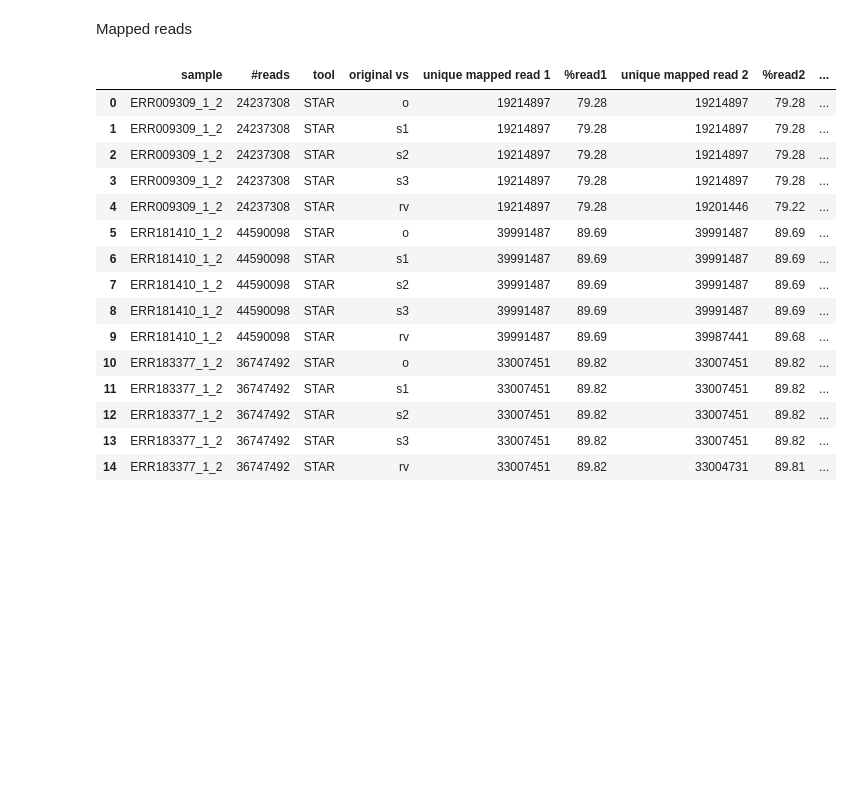
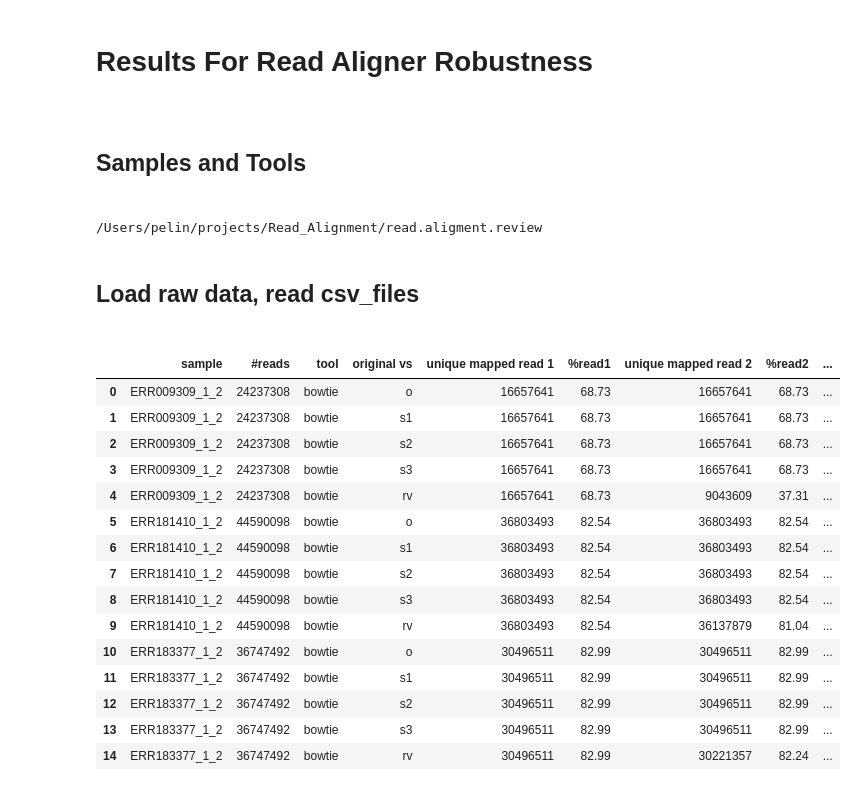
Before and after one commit to Pelin89/read.aligment.review, a Jupyter notebook: notebooks/tools_results.ipynb, the cells around one changed output. Saved outputs shown, nothing was run; the diff lists cells and outputs as text; code cells hidden in the pictures; blank space fills up the shorter version.

```diff
--- a/notebooks/tools_results.ipynb
+++ b/notebooks/tools_results.ipynb
@@ -1,6 +1,12 @@
-# %% [markdown]
-Mapped reads
+# %% [markdown]
+<h1>Results For Read Aligner Robustness<h1>
+# %% [markdown]
+<h2>Samples and Tools<h2>
 # %%
+import os
+from pathlib import Path
+
+
 global read_009309
 global read_181410
 global read_183377
@@ -19,58 +25,81 @@ samp_183377 = "ERR183377_1_2"
 
 all_samples=[samp_009390, samp_181410, samp_183377]
 tools = ['bowtie2' , 'bowtie', 'subread' , 'smalt', 'STAR']
+
+
+dirpath = os.getcwd()
+# print("current directory is : " + dirpath)
+
+# print(dirpath)
+# foldername = os.path.basename(dirpath)
+# print("Directory name is : " + foldername)
+git_folder = str(Path(dirpath).parent)
+print(git_folder)
+# print(Path(dirpath).parent)
+
+# print([os.path.abspath(name) for name in os.listdir(".") if os.path.isdir(name)])
+# %% [output]
+/Users/pelin/projects/Read_Alignment/read.aligment.review
+# %% [markdown]
+<h2>Load raw data, read csv_files<h2>
 # %%
 #import data
 import pandas as pd
 import matplotlib.pyplot as plt
 from matplotlib import pyplot
 from functools import reduce
 import numpy as np
 
-
-subread_df=pd.read_csv("/u/flashscratch/p/pelin/scripts/outputs/subread_results.csv")
-smalt_df=pd.read_csv("/u/flashscratch/p/pelin/scripts/outputs/smalt_results.csv")
-bowtie_df=pd.read_csv("/u/flashscratch/p/pelin/scripts/outputs/bowtie_results.csv")
-bowtie2_df=pd.read_csv("/u/flashscratch/p/pelin/scripts/outputs/bowtie2_results.csv")
-STAR_df=pd.read_csv("/u/flashscratch/p/pelin/scripts/outputs/STAR_results.csv")
+subread_df=pd.read_csv(git_folder + "/raw_data/csv_files/subread_results.csv")
+smalt_df=pd.read_csv(git_folder + "/raw_data/csv_files/smalt_results.csv")
+bowtie_df=pd.read_csv(git_folder + "/raw_data/csv_files/bowtie_results.csv")
+bowtie2_df=pd.read_csv(git_folder + "/raw_data/csv_files/bowtie2_results.csv")
+STAR_df=pd.read_csv(git_folder + "/raw_data/csv_files/STAR_results.csv")
 
 tool_df=[subread_df, smalt_df, bowtie_df, bowtie2_df, STAR_df]
 name_df=['subread', 'smalt','bowtie', 'bowtie2', 'STAR']
 
 new_tool_df=[]
 
 for t_df, n_df in zip(tool_df, name_df ):
 #     print(n_df)
     t_df.insert(1,'#reads',None)
     t_df.insert(4,'%read1',None)
     t_df.insert(6,'%read2',None)
     t_df.insert(2,'tool',n_df)
     t_df.iloc[0:5,1] = read_009309
     t_df.iloc[5:10,1] = read_181410
     t_df.iloc[10:15,1] = read_183377
+    # drop column about edit distance it it exists for now
+    # bwa doesn't provide this info
+    t_df = t_df.drop(['r_pe','rp_e','rpc_e','rce_p','rc_pe'], axis=1, errors='ignore')
     t_df['%read1']=round((t_df['unique mapped read 1'] * 100)/t_df['#reads'],2)
     t_df['%read2']=round((t_df['unique mapped read 2'] * 100)/t_df['#reads'],2)
+    t_df.insert(loc=10, column='%com_read', value=round((t_df['reads'] * 100)/t_df['#reads'],2))
+
     new_tool_df.append(t_df)
 
-new_tool_df[4]
+
+# list of all tools and samples
+new_tool_df[2]
 
 # concat_df=reduce(lambda x, y: pd.concat([x, y]), new_tool_df)
 # concat_df
 # print(subread_df)
 # %% [output]
 |  | sample | #reads | tool | original vs | unique mapped read 1 | %read1 | unique mapped read 2 | %read2 | ... |
-| 0 | ERR009309_1_2 | 24237308 | STAR | o | 19214897 | 79.28 | 19214897 | 79.28 | ... |
-| 1 | ERR009309_1_2 | 24237308 | STAR | s1 | 19214897 | 79.28 | 19214897 | 79.28 | ... |
-| 2 | ERR009309_1_2 | 24237308 | STAR | s2 | 19214897 | 79.28 | 19214897 | 79.28 | ... |
-| 3 | ERR009309_1_2 | 24237308 | STAR | s3 | 19214897 | 79.28 | 19214897 | 79.28 | ... |
-| 4 | ERR009309_1_2 | 24237308 | STAR | rv | 19214897 | 79.28 | 19201446 | 79.22 | ... |
-| 5 | ERR181410_1_2 | 44590098 | STAR | o | 39991487 | 89.69 | 39991487 | 89.69 | ... |
-| 6 | ERR181410_1_2 | 44590098 | STAR | s1 | 39991487 | 89.69 | 39991487 | 89.69 | ... |
-| 7 | ERR181410_1_2 | 44590098 | STAR | s2 | 39991487 | 89.69 | 39991487 | 89.69 | ... |
-| 8 | ERR181410_1_2 | 44590098 | STAR | s3 | 39991487 | 89.69 | 39991487 | 89.69 | ... |
-| 9 | ERR181410_1_2 | 44590098 | STAR | rv | 39991487 | 89.69 | 39987441 | 89.68 | ... |
-| 10 | ERR183377_1_2 | 36747492 | STAR | o | 33007451 | 89.82 | 33007451 | 89.82 | ... |
-| 11 | ERR183377_1_2 | 36747492 | STAR | s1 | 33007451 | 89.82 | 33007451 | 89.82 | ... |
-| 12 | ERR183377_1_2 | 36747492 | STAR | s2 | 33007451 | 89.82 | 33007451 | 89.82 | ... |
-| 13 | ERR183377_1_2 | 36747492 | STAR | s3 | 33007451 | 89.82 | 33007451 | 89.82 | ... |
-| 14 | ERR183377_1_2 | 36747492 | STAR | rv | 33007451 | 89.82 | 33004731 | 89.81 | ... |
+| 0 | ERR009309_1_2 | 24237308 | bowtie | o | 16657641 | 68.73 | 16657641 | 68.73 | ... |
+| 1 | ERR009309_1_2 | 24237308 | bowtie | s1 | 16657641 | 68.73 | 16657641 | 68.73 | ... |
+| 2 | ERR009309_1_2 | 24237308 | bowtie | s2 | 16657641 | 68.73 | 16657641 | 68.73 | ... |
+| 3 | ERR009309_1_2 | 24237308 | bowtie | s3 | 16657641 | 68.73 | 16657641 | 68.73 | ... |
+| 4 | ERR009309_1_2 | 24237308 | bowtie | rv | 16657641 | 68.73 | 9043609 | 37.31 | ... |
+| 5 | ERR181410_1_2 | 44590098 | bowtie | o | 36803493 | 82.54 | 36803493 | 82.54 | ... |
+| 6 | ERR181410_1_2 | 44590098 | bowtie | s1 | 36803493 | 82.54 | 36803493 | 82.54 | ... |
+| 7 | ERR181410_1_2 | 44590098 | bowtie | s2 | 36803493 | 82.54 | 36803493 | 82.54 | ... |
+| 8 | ERR181410_1_2 | 44590098 | bowtie | s3 | 36803493 | 82.54 | 36803493 | 82.54 | ... |
+| 9 | ERR181410_1_2 | 44590098 | bowtie | rv | 36803493 | 82.54 | 36137879 | 81.04 | ... |
+| 10 | ERR183377_1_2 | 36747492 | bowtie | o | 30496511 | 82.99 | 30496511 | 82.99 | ... |
+| 11 | ERR183377_1_2 | 36747492 | bowtie | s1 | 30496511 | 82.99 | 30496511 | 82.99 | ... |
+| 12 | ERR183377_1_2 | 36747492 | bowtie | s2 | 30496511 | 82.99 | 30496511 | 82.99 | ... |
+| 13 | ERR183377_1_2 | 36747492 | bowtie | s3 | 30496511 | 82.99 | 30496511 | 82.99 | ... |
+| 14 | ERR183377_1_2 | 36747492 | bowtie | rv | 30496511 | 82.99 | 30221357 | 82.24 | ... |
```
Also changed, not shown: parts of 11 cells of this notebook, 5 other files.
